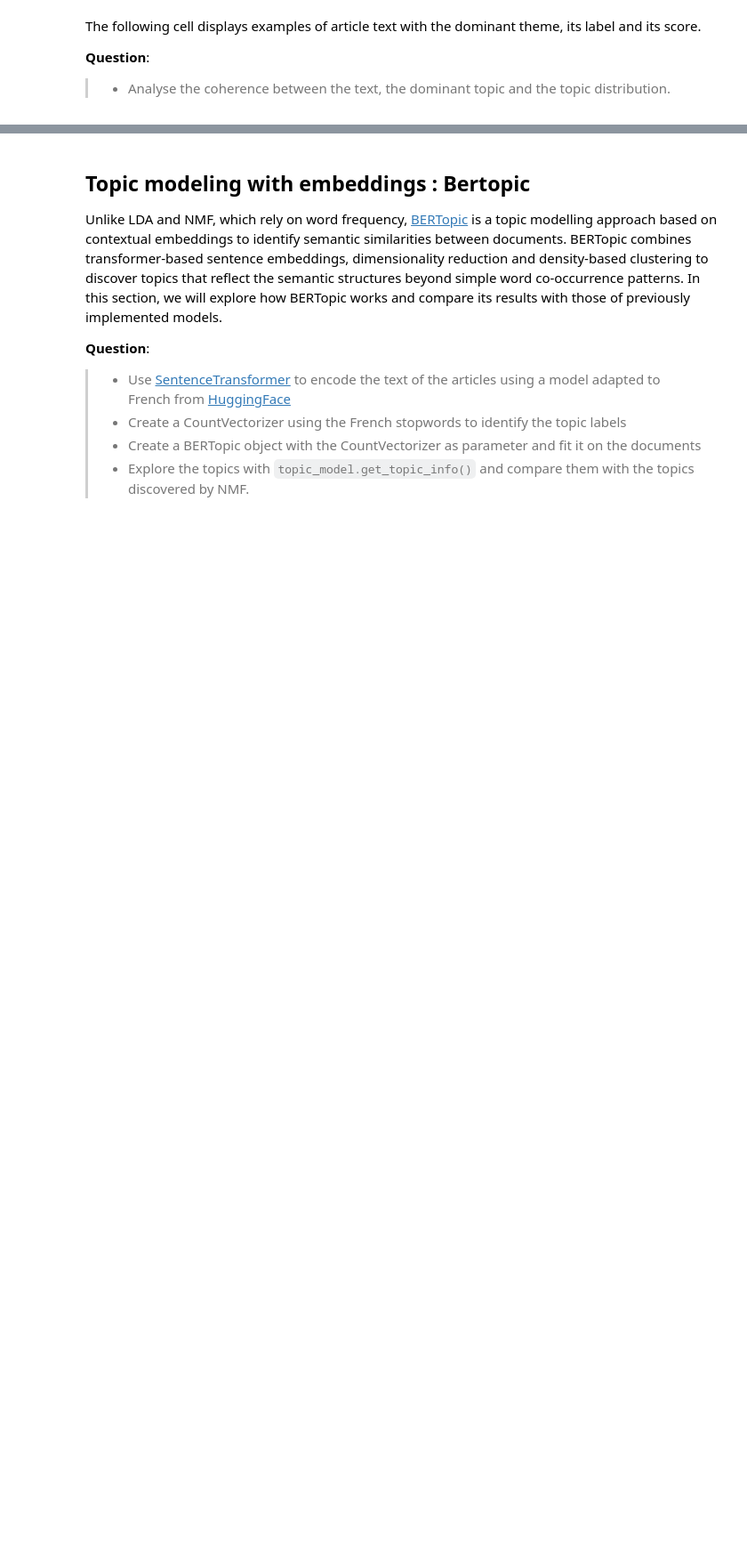
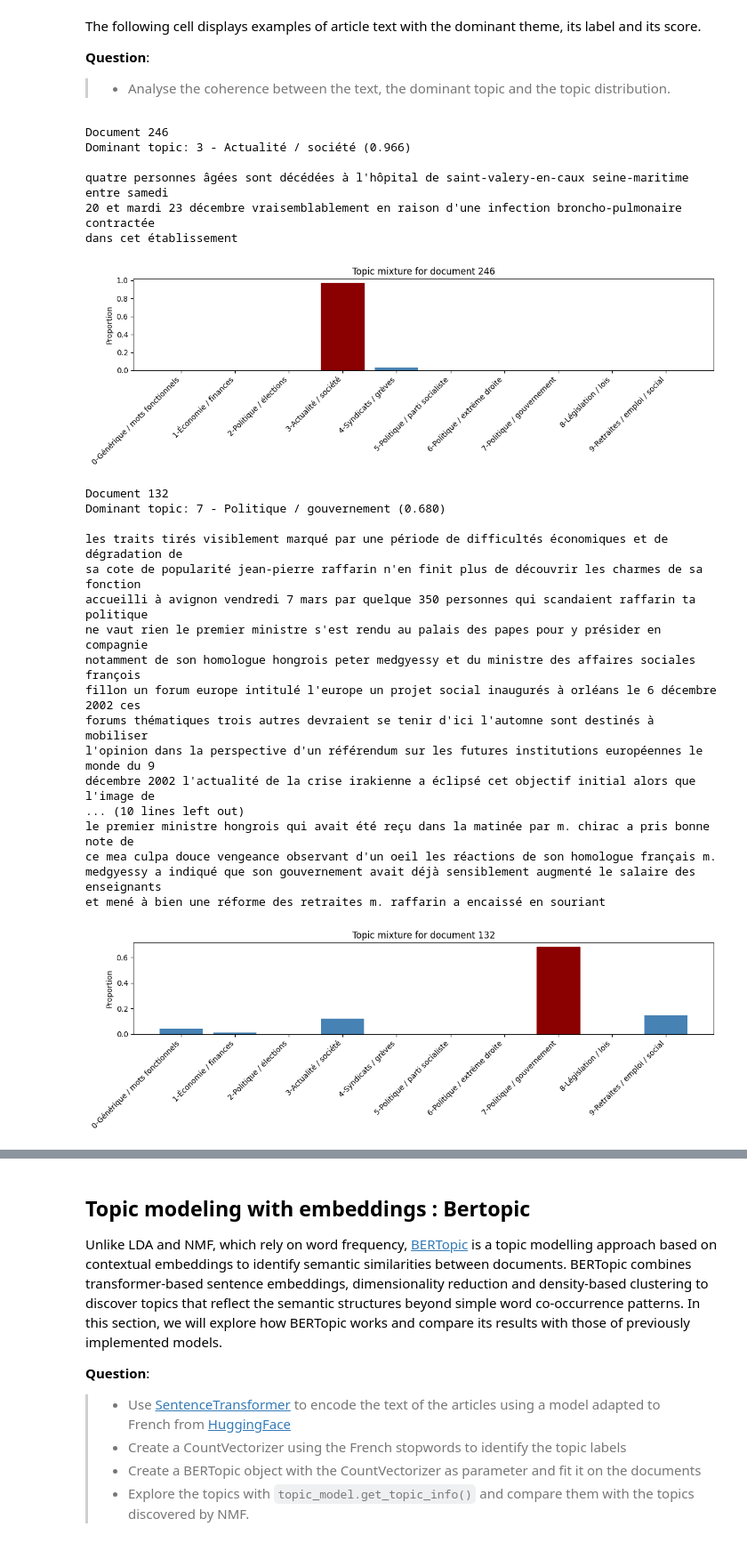
Before and after one commit to fjacquetin/NLP_topic, a Jupyter notebook: nlp-lab-topic.ipynb, the cells around one changed output, grey strips where cells are left out. Shown at 89% size. Saved outputs shown, nothing was run; the diff lists cells and outputs as text; code cells hidden in the pictures; blank space fills up the shorter version.

```diff
--- a/nlp-lab-topic.ipynb
+++ b/nlp-lab-topic.ipynb
@@ -148,6 +305,27 @@ The following cell displays examples of article text with the dominant theme, it
 import numpy as np
 
 # Normalize the W matrix
-# YOUR CODE HERE
-df["dominant_topic"] = # YOUR CODE HERE
-df["topic_score"] = # YOUR CODE HERE
+# Extraire la matrice W
+W = nmf.transform(tfidf)  # shape = (n_documents, n_topics)
+
+# Normaliser par ligne pour obtenir des poids relatifs
+W_norm = W / W.sum(axis=1, keepdims=True)
+
+# Index du topic dominant pour chaque document
+dominant_topic_idx = np.argmax(W_norm, axis=1)
+
+# Valeur du topic dominant (poids normalisé)
+dominant_topic_score = W_norm.max(axis=1)
+
+# Ajouter ces colonnes au DataFrame
+df['dominant_topic'] = dominant_topic_idx
+df['topic_score'] = dominant_topic_score
+# %%
+# Afficher les 5 premiers documents avec leur topic dominant et score
+for i, row in df.head(5).iterrows():
+    topic = row['dominant_topic']
+    score = row['topic_score']
+    label = topic_label.get(topic, "Unknown")
+    print(f"Document {i}:")
+    print(f"  Dominant Topic {topic} ({label}) - Score: {score:.3f}")
+    print(f"  Text: {row['text'][:200]}...\n")
@@ -158,32 +356,64 @@ The following cell displays examples of article text with the dominant theme, it
 
 > * Analyse the coherence between the text, the dominant topic and the topic distribution.
 # %%
-
 import matplotlib.pyplot as plt
 import textwrap
+import numpy as np
 
+# Assure-toi que la matrice normalisée W existe
+W_normalized = W / W.sum(axis=1, keepdims=True)
+
+# Crée les noms pour les axes x : "0-Économie / finances", etc.
 topic_names = [f"{k}-{topic_label[k]}" for k in topic_label.keys()]
 
+# Affiche 5 documents aléatoires
 for row in df.sample(n=5, random_state=2026).itertuples():
 
     doc_id = row.Index
-    topic_distribution = W_normalized[doc_id]
+    topic_distribution = W_normalized[doc_id]  # ligne correspondante dans W normalisée
     dominant_topic = row.dominant_topic
     dominant_score = row.topic_score
     dominant_label = topic_label[dominant_topic]
 
+    # Affichage texte
     print(f"\nDocument {doc_id}")
     print(f"Dominant topic: {dominant_topic} - {dominant_label} ({dominant_score:.3f})\n")
     text = textwrap.fill(row.text, width=100)
-    print(text[:1200])
+    print(text[:3000])  # afficher max 1200 caractères pour ne pas saturer le notebook
     print("\n\n")
 
-    # Topic distribution
+    # Graphique de distribution des topics
     plt.figure(figsize=(12,4))
-    bars = plt.bar(topic_names, topic_distribution)
-    bars[dominant_topic].set_color("darkred")
+    bars = plt.bar(topic_names, topic_distribution, color="steelblue")
+    bars[dominant_topic].set_color("darkred")  # topic dominant en rouge
     plt.xticks(rotation=45, ha="right")
     plt.ylabel("Proportion")
     plt.title(f"Topic mixture for document {doc_id}")
     plt.tight_layout()
     plt.show()
+# %% [output]
+Document 246
+Dominant topic: 3 - Actualité / société (0.966)
+
+quatre personnes âgées sont décédées à l'hôpital de saint-valery-en-caux seine-maritime entre samedi
+20 et mardi 23 décembre vraisemblablement en raison d'une infection broncho-pulmonaire contractée
+dans cet établissement
+[figure, added]
+Document 132
+Dominant topic: 7 - Politique / gouvernement (0.680)
+
+les traits tirés visiblement marqué par une période de difficultés économiques et de dégradation de
+sa cote de popularité jean-pierre raffarin n'en finit plus de découvrir les charmes de sa fonction
+accueilli à avignon vendredi 7 mars par quelque 350 personnes qui scandaient raffarin ta politique
+ne vaut rien le premier ministre s'est rendu au palais des papes pour y présider en compagnie
+notamment de son homologue hongrois peter medgyessy et du ministre des affaires sociales françois
+fillon un forum europe intitulé l'europe un projet social inaugurés à orléans le 6 décembre 2002 ces
+forums thématiques trois autres devraient se tenir d'ici l'automne sont destinés à mobiliser
+l'opinion dans la perspective d'un référendum sur les futures institutions européennes le monde du 9
+décembre 2002 l'actualité de la crise irakienne a éclipsé cet objectif initial alors que l'image de
+... (10 lines left out)
+le premier ministre hongrois qui avait été reçu dans la matinée par m. chirac a pris bonne note de
+ce mea culpa douce vengeance observant d'un oeil les réactions de son homologue français m.
+medgyessy a indiqué que son gouvernement avait déjà sensiblement augmenté le salaire des enseignants
+et mené à bien une réforme des retraites m. raffarin a encaissé en souriant
+[figure, added]
```
Also changed, not shown: parts of 14 cells of this notebook, 4 other files.
